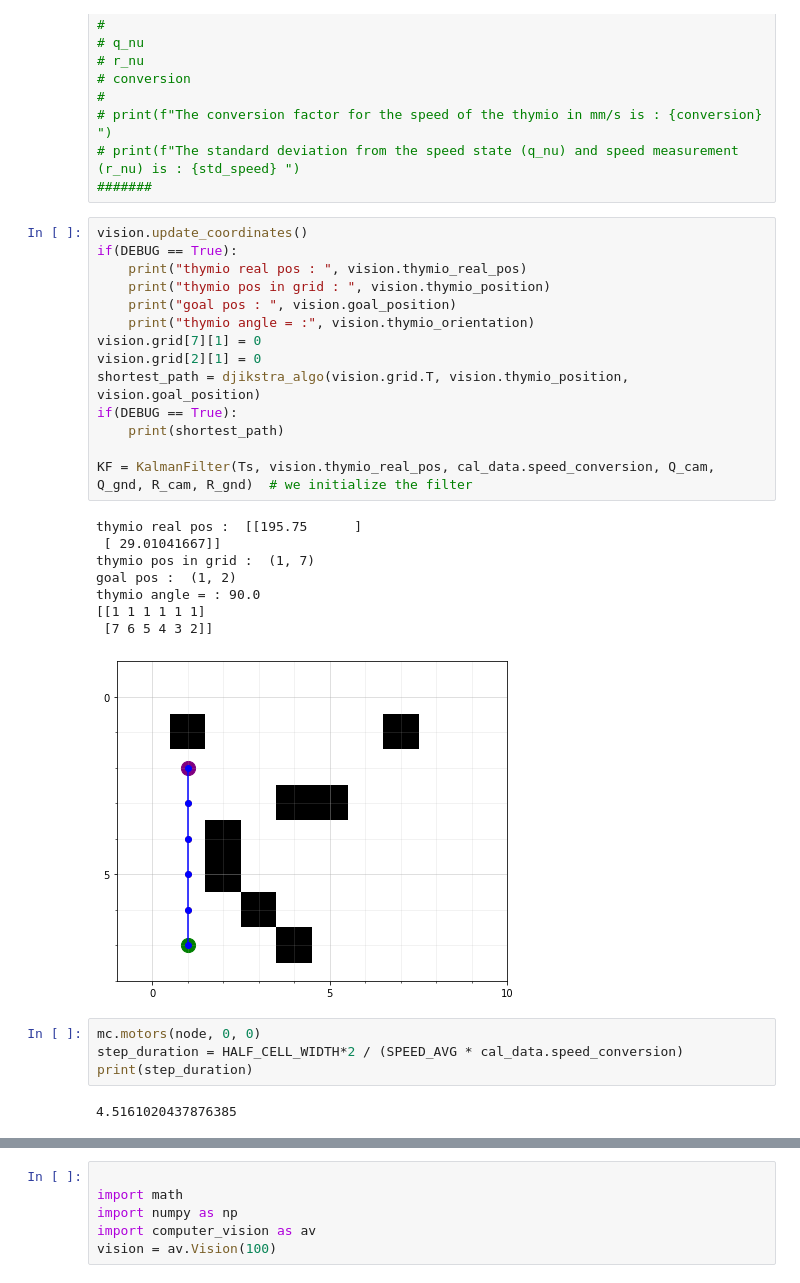
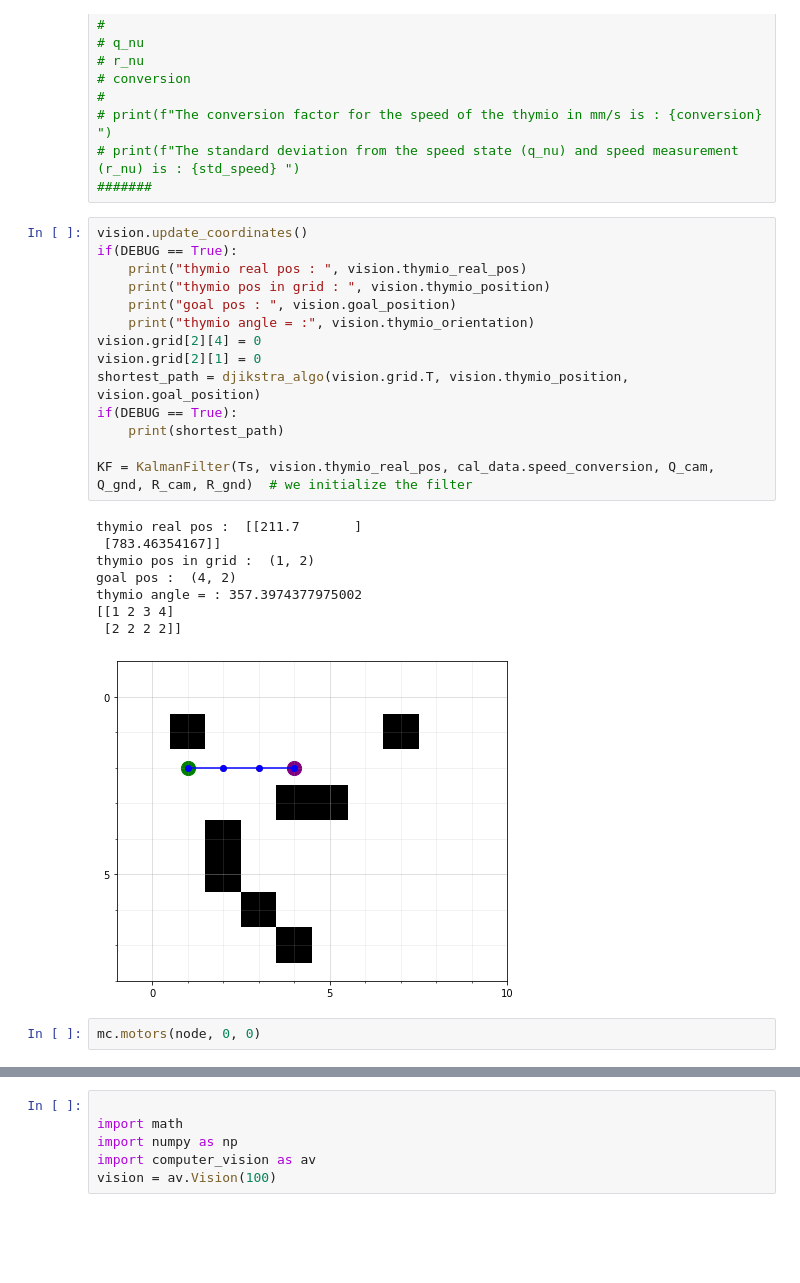
Before and after one commit to Neiizo/Projet-mobile-robotics, a Jupyter notebook: projet.ipynb, the cells around one changed output, grey strips where cells are left out. Drawn from its saved outputs; the diff is of its cells as text; blank space fills up the shorter version.

```diff
--- a/projet.ipynb
+++ b/projet.ipynb
@@ -124,32 +124,28 @@ Now that we have everything set up, we can run the code
 # %%
 vision.update_coordinates()
 if(DEBUG == True):
     print("thymio real pos : ", vision.thymio_real_pos)
     print("thymio pos in grid : ", vision.thymio_position)
     print("goal pos : ", vision.goal_position)
     print("thymio angle = :", vision.thymio_orientation)
-vision.grid[7][1] = 0
+vision.grid[2][4] = 0
 vision.grid[2][1] = 0
 shortest_path = djikstra_algo(vision.grid.T, vision.thymio_position, vision.goal_position)
 if(DEBUG == True):
     print(shortest_path)
 
 KF = KalmanFilter(Ts, vision.thymio_real_pos, cal_data.speed_conversion, Q_cam, Q_gnd, R_cam, R_gnd)  # we initialize the filter
 # %% [output]
-thymio real pos :  [[195.75      ]
- [ 29.01041667]]
-thymio pos in grid :  (1, 7)
-goal pos :  (1, 2)
-thymio angle = : 90.0
-[[1 1 1 1 1 1]
- [7 6 5 4 3 2]]
+thymio real pos :  [[211.7       ]
+ [783.46354167]]
+thymio pos in grid :  (1, 2)
+goal pos :  (4, 2)
+thymio angle = : 357.3974377975002
+[[1 2 3 4]
+ [2 2 2 2]]
-[figure, old version]
+[figure, new version]
 # %%
 mc.motors(node, 0, 0)
-step_duration = HALF_CELL_WIDTH*2 / (SPEED_AVG * cal_data.speed_conversion)
-print(step_duration)
-# %% [output]
-4.5161020437876385
 # %%
 step_duration = HALF_CELL_WIDTH*2 / (SPEED_AVG * cal_data.speed_conversion)
 turn_duration = 98 / (SPEED_AVG * cal_data.speed_conversion)
```
Also changed, not shown: parts of 2 cells of this notebook, 5 other files.
